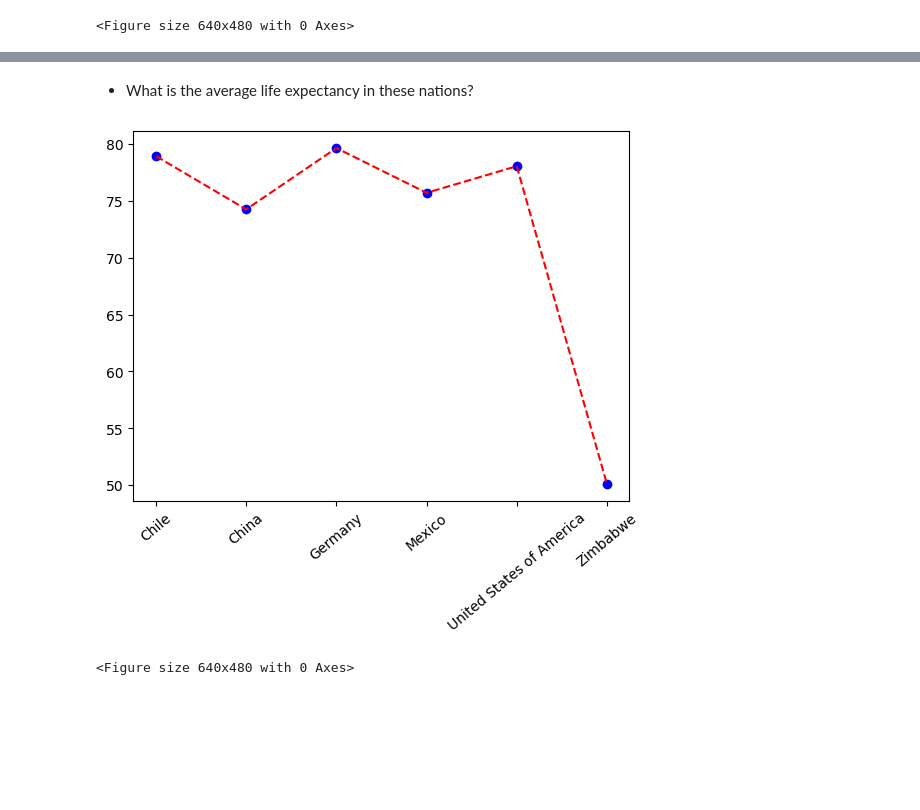
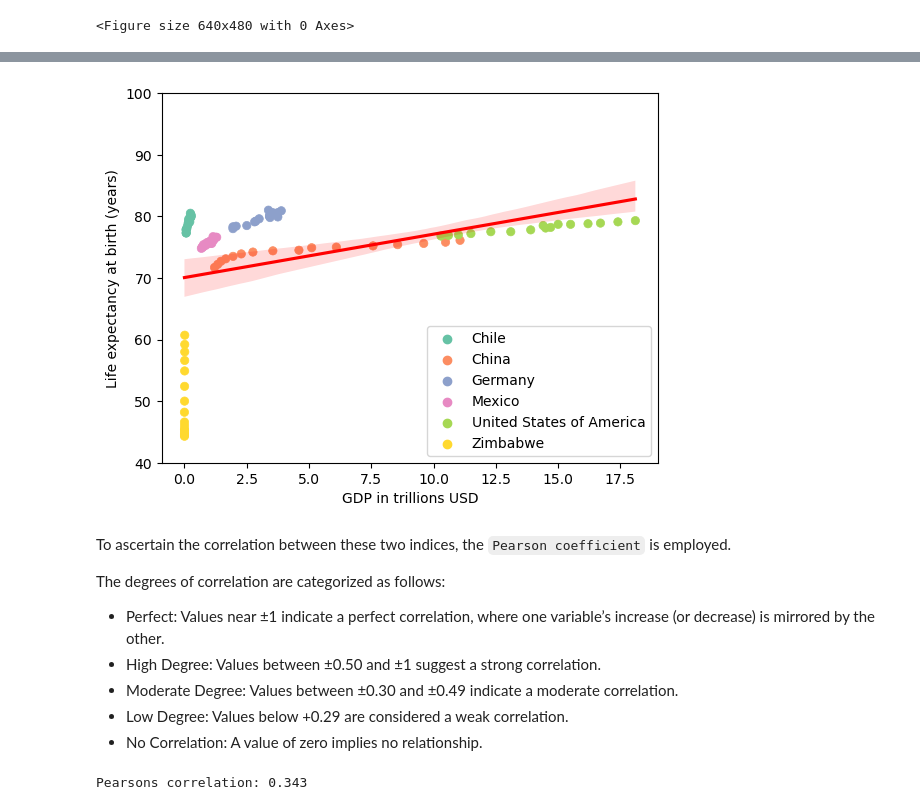
Before and after one commit to Annbpiu/Life_Expectancy_and_GDP_correlation, a Jupyter notebook: life_expectancy_gdp_research.ipynb, the cells around one changed output, grey strips where cells are left out. Drawn from its saved outputs; the diff is of its cells as text; code cells hidden in the pictures; blank space fills up the shorter version.

```diff
--- a/life_expectancy_gdp_research.ipynb
+++ b/life_expectancy_gdp_research.ipynb
@@ -40,0 +201,3 @@ plt.clf()
+# %%
+z_scores_gdp = stats.zscore(all_data['GDP'])
+all_data.insert(6, 'GDP_z_scores', z_scores_gdp, True)
@@ -70,13 +263,35 @@ plt.clf()
-# %% [markdown]
-* What is the average life expectancy in these nations?
-# %%
-plt.plot(
-  np.arange(len(mean_data['Country'])), mean_data['Life expectancy at birth (years)'], 'bo',
-  np.arange(len(mean_data['Country'])), mean_data['Life expectancy at birth (years)'], 'r--'
-  )
-plt.xticks(np.arange(len(mean_data['Country'])), mean_data['Country'], rotation=40)
-plt.show()
-plt.clf()
-# %% [output]
-[figure, removed]
-<Figure size 640x480 with 0 Axes>
+# %%
+sns.scatterplot(
+  y='Life expectancy at birth (years)',
+  x='GDP in trillions USD',
+  data = all_data,
+  hue = 'Country',
+  palette=sns.color_palette("Set2"),
+  edgecolor=None
+)
+sns.regplot(
+  y='Life expectancy at birth (years)',
+  x='GDP in trillions USD',
+  data=all_data,
+  scatter=False,
+  color = 'red'
+)
+plt.ylim(40, 100)
+plt.legend(loc='lower right')
+plt.show()
+# %% [output]
+[figure, added]
+# %% [markdown]
+To ascertain the correlation between these two indices, the `Pearson coefficient` is employed.
+
+The degrees of correlation are categorized as follows:
+- Perfect: Values near ±1 indicate a perfect correlation, where one variable’s increase (or decrease) is mirrored by the other.
+- High Degree: Values between ±0.50 and ±1 suggest a strong correlation.
+- Moderate Degree: Values between ±0.30 and ±0.49 indicate a moderate correlation.
+- Low Degree: Values below +0.29 are considered a weak correlation.
+- No Correlation: A value of zero implies no relationship.
+# %%
+r = np.corrcoef(all_data['GDP in trillions USD'], all_data['Life expectancy at birth (years)'])
+print('Pearsons correlation: ' + str(round(r[0][1], 3)))
+# %% [output]
+Pearsons correlation: 0.343
```
Also changed, not shown: parts of 51 cells of this notebook.
